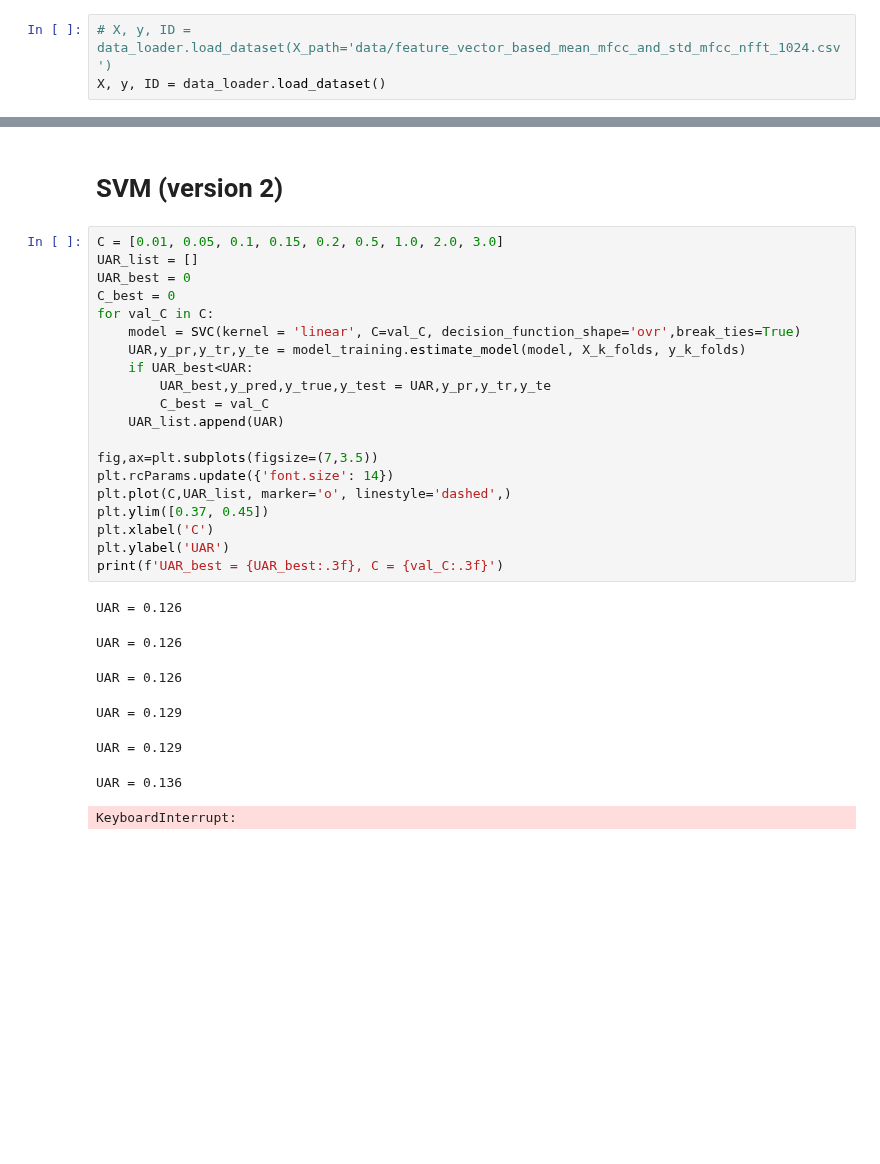
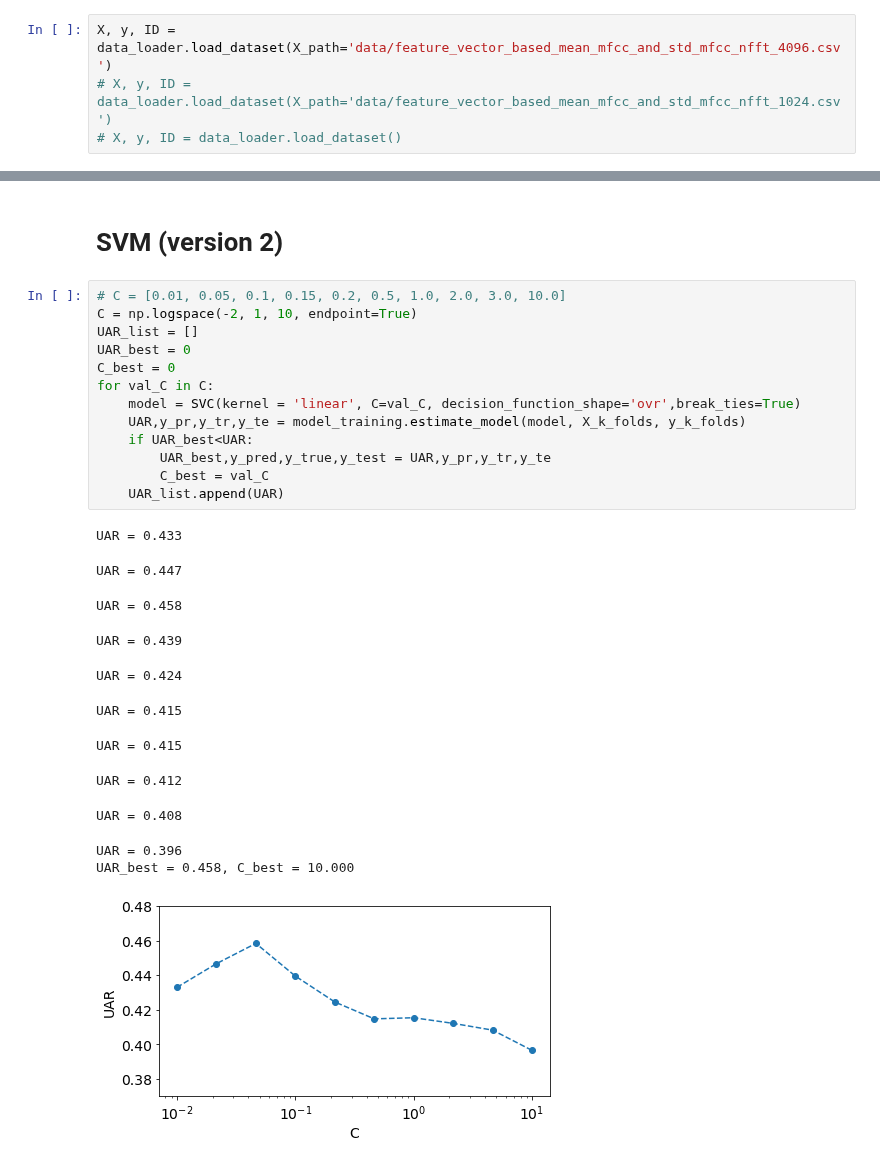
Before and after one commit to vortex2894/speech-emotion-recognition-system, a Jupyter notebook: ser-using-linear-svm-and-mfcc.ipynb, the cells around one changed output, grey strips where cells are left out. Cells and saved outputs as stored; diff of their text form; blank space fills up the shorter version.

```diff
--- a/ser-using-linear-svm-and-mfcc.ipynb
+++ b/ser-using-linear-svm-and-mfcc.ipynb
@@ -25,6 +26,7 @@ ID.shape =  (1440, 1)
  'data/y_labels.csv',
  'data/IDs.csv')
 # %%
+X, y, ID = data_loader.load_dataset(X_path='data/feature_vector_based_mean_mfcc_and_std_mfcc_nfft_4096.csv')
 # X, y, ID = data_loader.load_dataset(X_path='data/feature_vector_based_mean_mfcc_and_std_mfcc_nfft_1024.csv')
-X, y, ID = data_loader.load_dataset()
+# X, y, ID = data_loader.load_dataset()
 # %% [output]
@@ -100,30 +93,28 @@ Saving confusion matrix with name:  Doc/figures/confusion_matrix.jpg
 # %% [markdown]
 # SVM (version 2)
 # %%
-C = [0.01, 0.05, 0.1, 0.15, 0.2, 0.5, 1.0, 2.0, 3.0]
+# C = [0.01, 0.05, 0.1, 0.15, 0.2, 0.5, 1.0, 2.0, 3.0, 10.0]
+C = np.logspace(-2, 1, 10, endpoint=True)
 UAR_list = []
 UAR_best = 0
 C_best = 0
 for val_C in C:
     model = SVC(kernel = 'linear', C=val_C, decision_function_shape='ovr',break_ties=True)
     UAR,y_pr,y_tr,y_te = model_training.estimate_model(model, X_k_folds, y_k_folds)
     if UAR_best<UAR:
         UAR_best,y_pred,y_true,y_test = UAR,y_pr,y_tr,y_te
         C_best = val_C
     UAR_list.append(UAR)
-
-fig,ax=plt.subplots(figsize=(7,3.5))
-plt.rcParams.update({'font.size': 14})
-plt.plot(C,UAR_list, marker='o', linestyle='dashed',)
-plt.ylim([0.37, 0.45])
-plt.xlabel('C')
-plt.ylabel('UAR')
-print(f'UAR_best = {UAR_best:.3f}, C = {val_C:.3f}')
 # %% [output]
-UAR = 0.126
+UAR = 0.433
-UAR = 0.126
+UAR = 0.447
-UAR = 0.126
+UAR = 0.458
-UAR = 0.129
+UAR = 0.439
-UAR = 0.129
+UAR = 0.424
-UAR = 0.136
+UAR = 0.415
-KeyboardInterrupt:
+UAR = 0.415
+UAR = 0.412
+UAR = 0.408
+UAR = 0.396
+UAR_best = 0.458, C_best = 10.000
+[figure, added]
```
Also changed, not shown: parts of 6 cells of this notebook, 4 other files.
